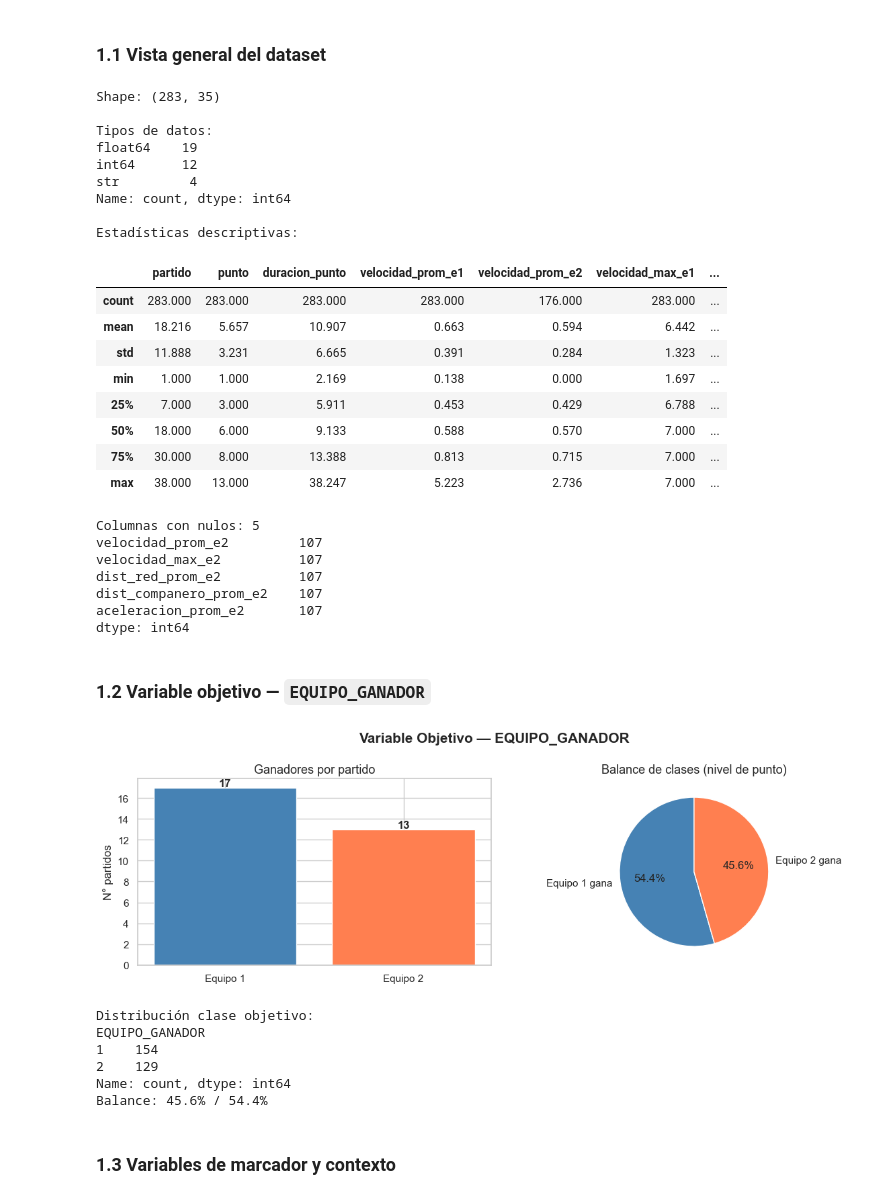
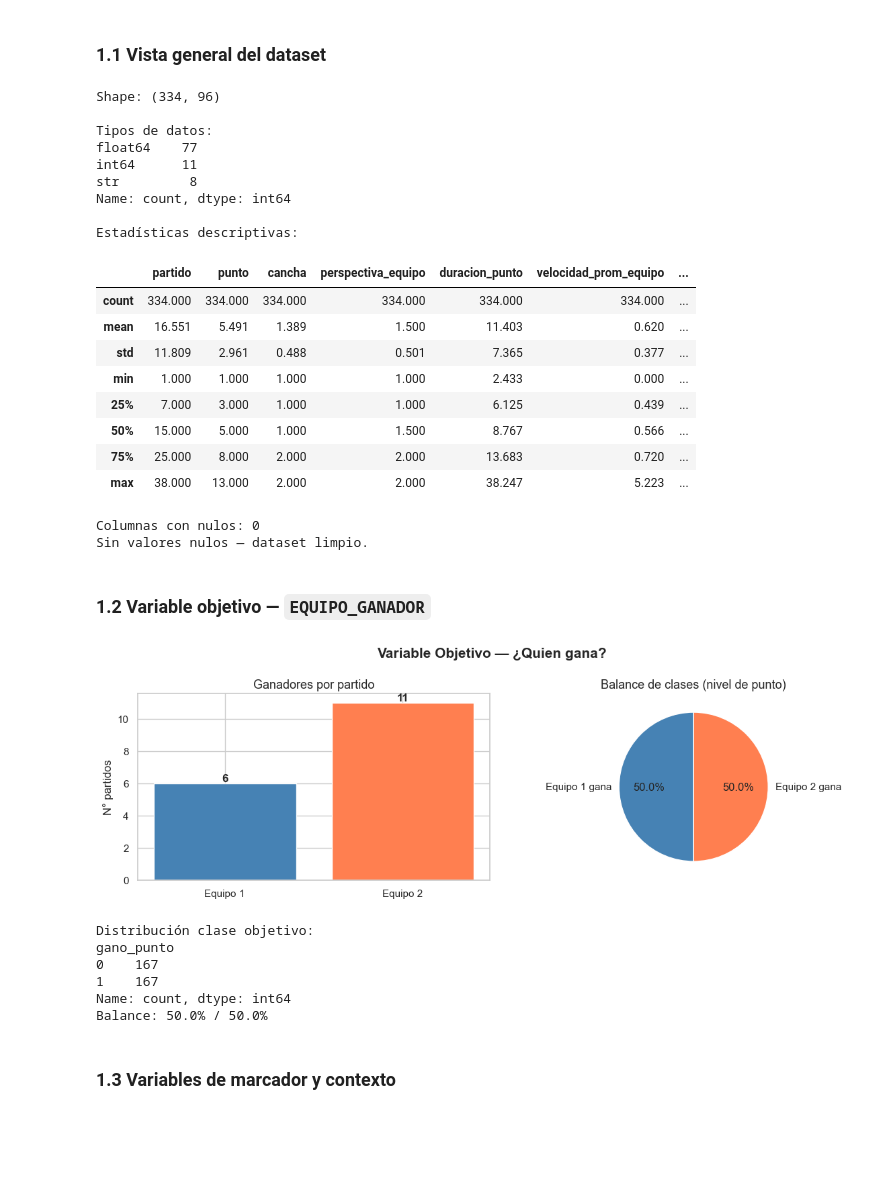
Before and after one commit to Brayan-137/ad-proyecto-final, a Jupyter notebook: parte_2_eda_modelos_base.ipynb, the cells around one changed output. Cells and saved outputs as stored; diff of their text form; code cells hidden in the pictures; blank space fills up the shorter version.

```diff
--- a/parte_2_eda_modelos_base.ipynb
+++ b/parte_2_eda_modelos_base.ipynb
@@ -51,15 +42,15 @@ RANDOM_STATE = 42
 # %%
 # Cargar pkl o csv generado en la Parte 1
 try:
-    data = pd.read_pickle("dataframe_final.pkl")
+    data = pd.read_pickle("data_con_jugadores.pkl")
     print("Cargado desde pickle")
 except FileNotFoundError:
-    data = pd.read_csv("dataframe_final.csv")
+    data = pd.read_csv("data_con_jugadores.csv")
     print("Cargado desde CSV")
 
 print(f"Shape: {data.shape}")
 print(f"\nVariable objetivo — distribución:")
-print(data["EQUIPO_GANADOR"].value_counts())
+print(data["gano_punto"].value_counts())
 data.head()
 # %% [output]
 Cargado desde pickle
@@ -88,24 +79,24 @@ print(data.dtypes.value_counts())
 print("\nEstadísticas descriptivas:")
 data.describe().round(3)
 # %% [output]
-Shape: (283, 35)
+Shape: (334, 96)
 
 Tipos de datos:
-float64    19
-int64      12
-str         4
+float64    77
+int64      11
+str         8
 Name: count, dtype: int64
 
 Estadísticas descriptivas:
-|  | partido | punto | duracion_punto | velocidad_prom_e1 | velocidad_prom_e2 | velocidad_max_e1 | ... |
-| count | 283.000 | 283.000 | 283.000 | 283.000 | 176.000 | 283.000 | ... |
-| mean | 18.216 | 5.657 | 10.907 | 0.663 | 0.594 | 6.442 | ... |
-| std | 11.888 | 3.231 | 6.665 | 0.391 | 0.284 | 1.323 | ... |
-| min | 1.000 | 1.000 | 2.169 | 0.138 | 0.000 | 1.697 | ... |
-| 25% | 7.000 | 3.000 | 5.911 | 0.453 | 0.429 | 6.788 | ... |
-| 50% | 18.000 | 6.000 | 9.133 | 0.588 | 0.570 | 7.000 | ... |
-| 75% | 30.000 | 8.000 | 13.388 | 0.813 | 0.715 | 7.000 | ... |
-| max | 38.000 | 13.000 | 38.247 | 5.223 | 2.736 | 7.000 | ... |
+|  | partido | punto | cancha | perspectiva_equipo | duracion_punto | velocidad_prom_equipo | ... |
+| count | 334.000 | 334.000 | 334.000 | 334.000 | 334.000 | 334.000 | ... |
+| mean | 16.551 | 5.491 | 1.389 | 1.500 | 11.403 | 0.620 | ... |
+| std | 11.809 | 2.961 | 0.488 | 0.501 | 7.365 | 0.377 | ... |
+| min | 1.000 | 1.000 | 1.000 | 1.000 | 2.433 | 0.000 | ... |
+| 25% | 7.000 | 3.000 | 1.000 | 1.000 | 6.125 | 0.439 | ... |
+| 50% | 15.000 | 5.000 | 1.000 | 1.500 | 8.767 | 0.566 | ... |
+| 75% | 25.000 | 8.000 | 2.000 | 2.000 | 13.683 | 0.720 | ... |
+| max | 38.000 | 13.000 | 2.000 | 2.000 | 38.247 | 5.223 | ... |
 # %%
 # Nulos residuales
 nulos = data.isnull().sum()
@@ -115,47 +106,42 @@ if (nulos > 0).any():
 else:
     print("Sin valores nulos — dataset limpio.")
 # %% [output]
-Columnas con nulos: 5
-velocidad_prom_e2         107
-velocidad_max_e2          107
-dist_red_prom_e2          107
-dist_companero_prom_e2    107
-aceleracion_prom_e2       107
-dtype: int64
+Columnas con nulos: 0
+Sin valores nulos — dataset limpio.
 # %% [markdown]
 ### 1.2 Variable objetivo — `EQUIPO_GANADOR`
 # %%
 fig, axes = plt.subplots(1, 2, figsize=(12, 4))
 
 # Ganadores por partido
-ganador_partido = data.groupby("partido")["EQUIPO_GANADOR"].first().value_counts().sort_index()
+ganador_partido = data.groupby("partido")["gano_punto"].first().value_counts().sort_index()
 axes[0].bar(["Equipo 1", "Equipo 2"], ganador_partido.values, color=["steelblue", "coral"])
 axes[0].set_title("Ganadores por partido", fontsize=13)
 axes[0].set_ylabel("N° partidos")
 for i, v in enumerate(ganador_partido.values):
     axes[0].text(i, v + 0.1, str(v), ha="center", fontweight="bold")
 
 # Balance de clases (puntos)
-dist_puntos = data["EQUIPO_GANADOR"].value_counts().sort_index()
+dist_puntos = data["gano_punto"].value_counts().sort_index()
 axes[1].pie(dist_puntos.values, labels=["Equipo 1 gana", "Equipo 2 gana"],
             autopct="%1.1f%%", colors=["steelblue", "coral"], startangle=90)
 axes[1].set_title("Balance de clases (nivel de punto)", fontsize=13)
 
-plt.suptitle("Variable Objetivo — EQUIPO_GANADOR", fontsize=15, fontweight="bold")
+plt.suptitle("Variable Objetivo — ¿Quien gana? ", fontsize=15, fontweight="bold")
 plt.tight_layout()
 plt.show()
 
 print(f"\nDistribución clase objetivo:")
 print(dist_puntos)
 print(f"Balance: {dist_puntos.min()/dist_puntos.sum()*100:.1f}% / {dist_puntos.max()/dist_puntos.sum()*100:.1f}%")
 # %% [output]
-[figure, old version]
+[figure, new version]
 Distribución clase objetivo:
-EQUIPO_GANADOR
-1    154
-2    129
+gano_punto
+0    167
+1    167
 Name: count, dtype: int64
-Balance: 45.6% / 54.4%
+Balance: 50.0% / 50.0%
 # %% [markdown]
 ### 1.3 Variables de marcador y contexto
 # %%
```
Also changed, not shown: parts of 6 cells of this notebook, 10 other files.
